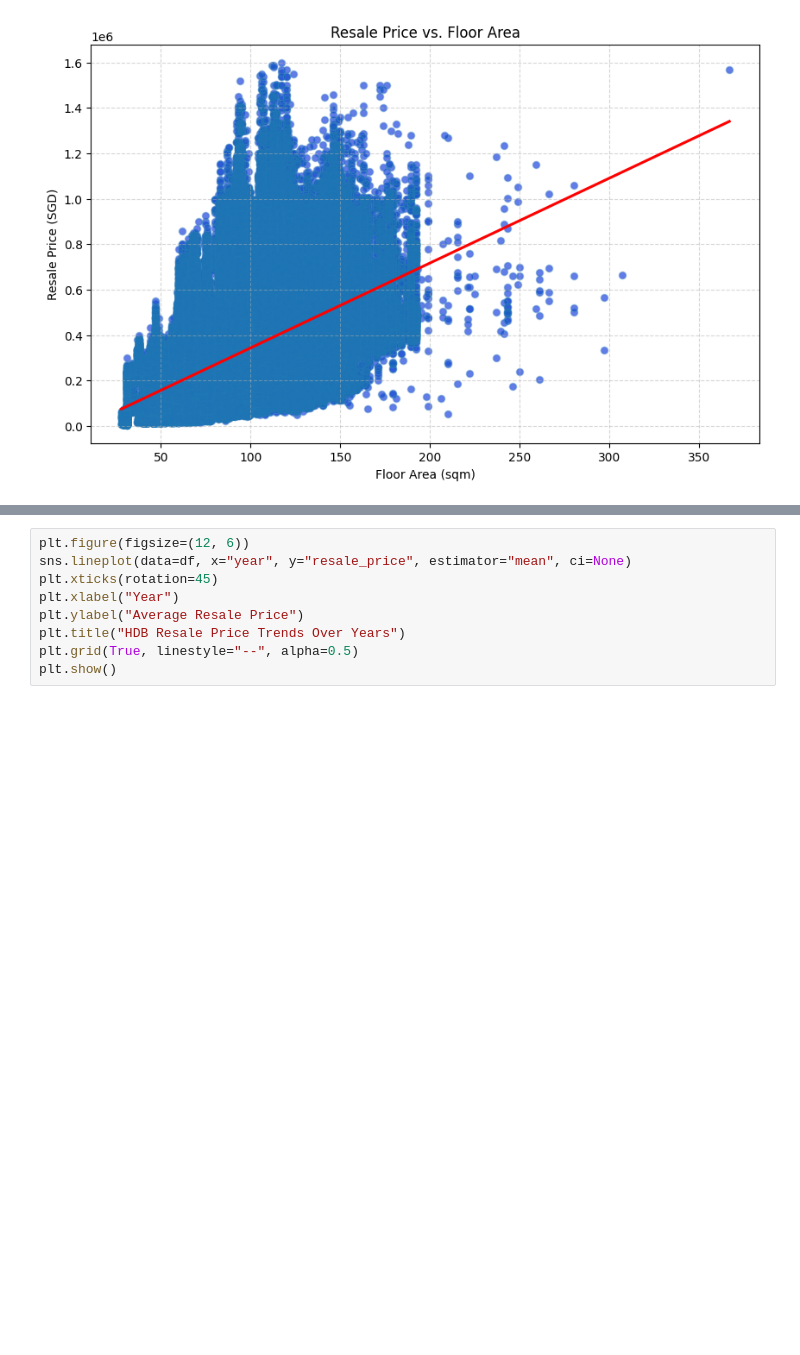
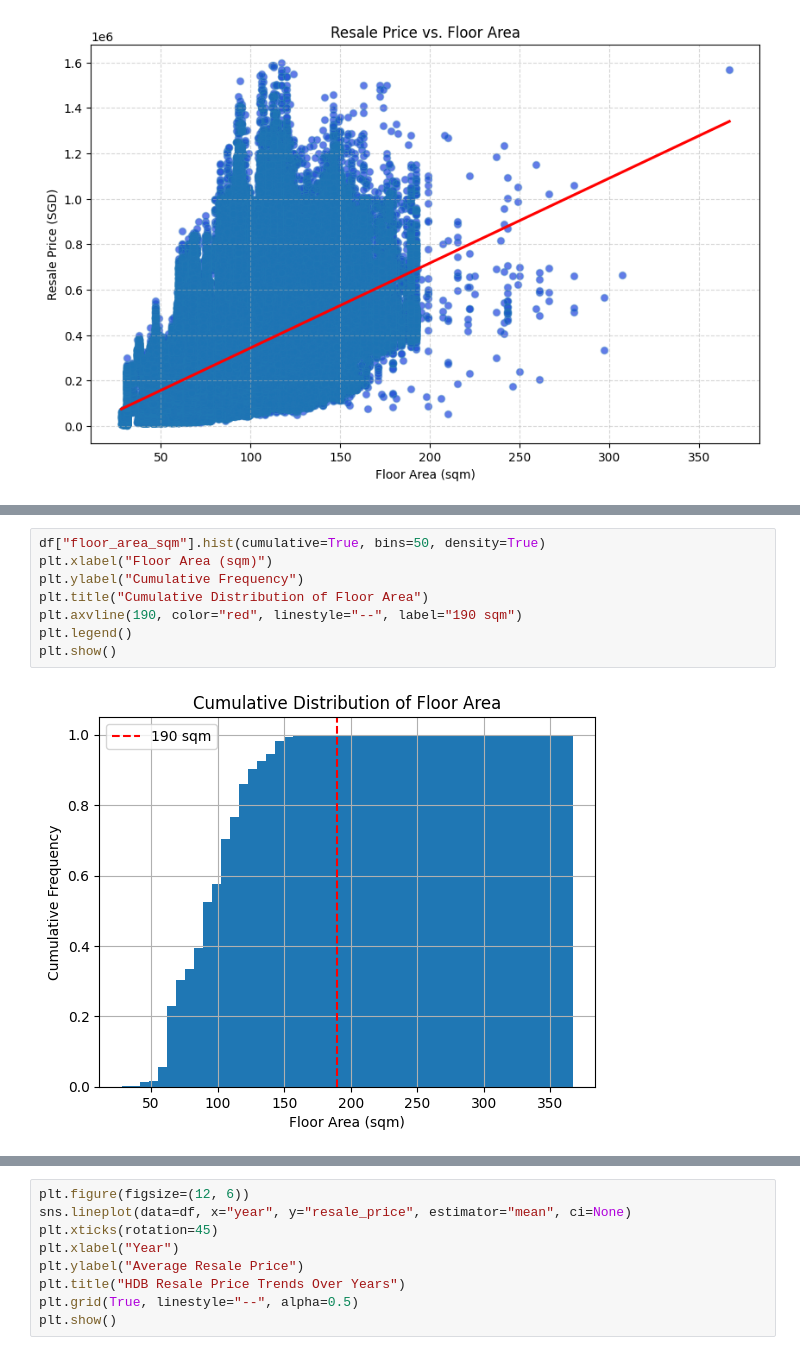
Before and after one commit to BlueSpirit1993/hdb_resale_chat_bot, a Jupyter notebook: notebooks/Hui_Ling/hui_ling_eda.ipynb, the cells around one changed output, grey strips where cells are left out. Saved outputs shown, nothing was run; the diff lists cells and outputs as text; blank space fills up the shorter version.

```diff
--- a/notebooks/Hui_Ling/hui_ling_eda.ipynb
+++ b/notebooks/Hui_Ling/hui_ling_eda.ipynb
@@ -375,0 +387,10 @@ plt.show()
+# %%
+df["floor_area_sqm"].hist(cumulative=True, bins=50, density=True)
+plt.xlabel("Floor Area (sqm)")
+plt.ylabel("Cumulative Frequency")
+plt.title("Cumulative Distribution of Floor Area")
+plt.axvline(190, color="red", linestyle="--", label="190 sqm")
+plt.legend()
+plt.show()
+# %% [output]
+[figure, added]
```
Also changed, not shown: parts of 45 cells of this notebook.
